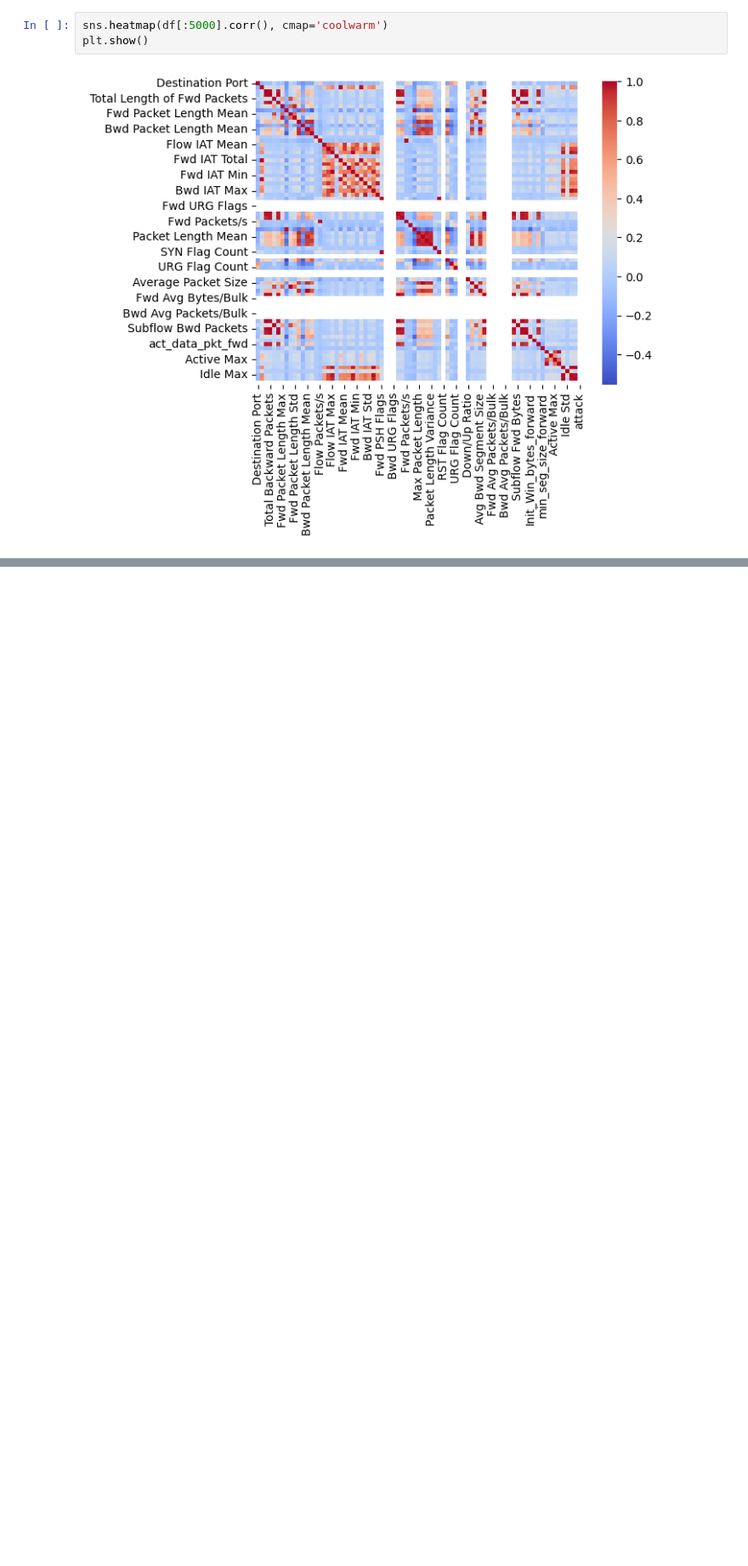
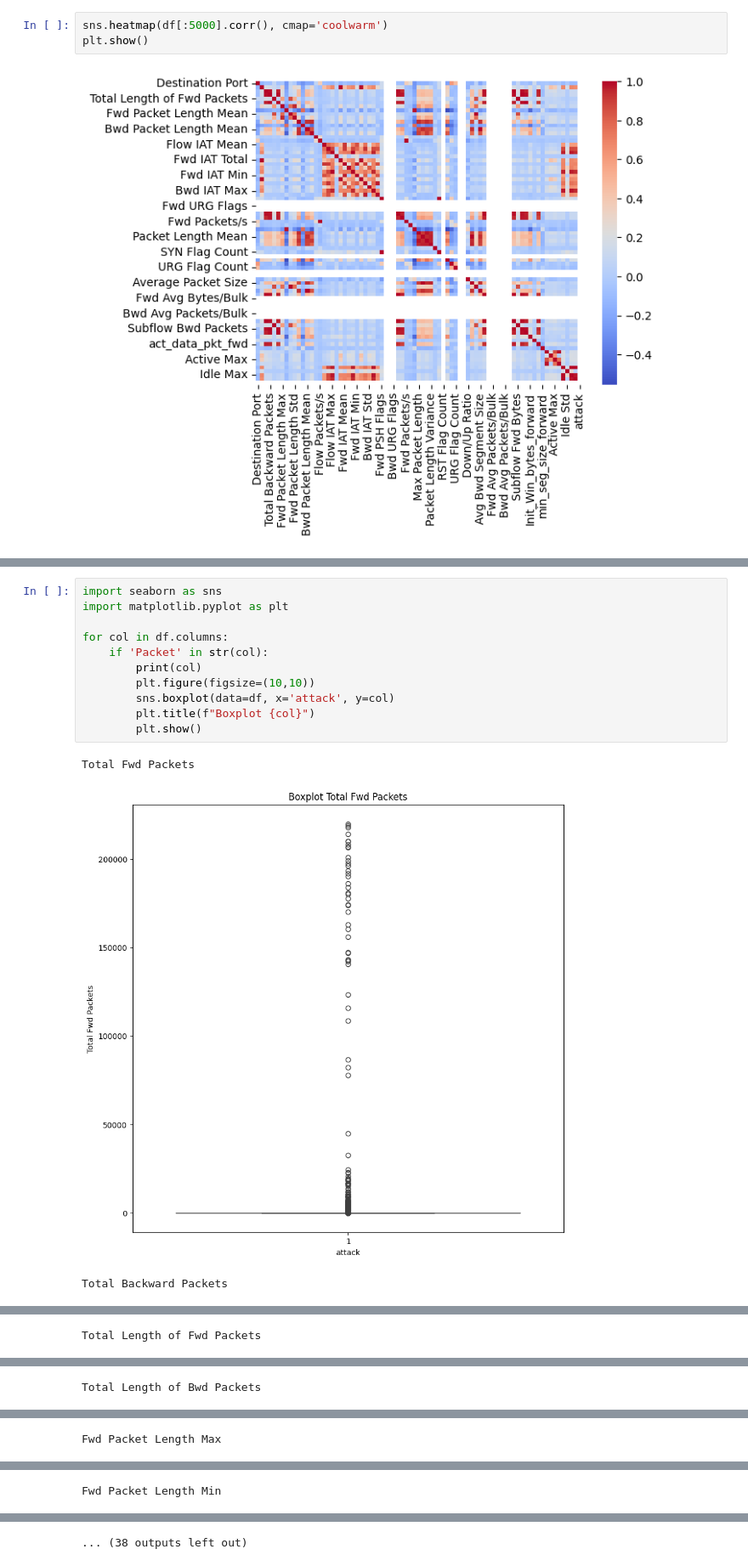
Before and after one commit to lidimant/Proyecto3, a Jupyter notebook: GoogleColab.ipynb, the cells around one changed output, grey strips where cells are left out. Shown at 85% size. Saved outputs shown, nothing was run; the diff lists cells and outputs as text; blank space fills up the shorter version.

```diff
--- a/GoogleColab.ipynb
+++ b/GoogleColab.ipynb
@@ -233,0 +240,15 @@ plt.show()
+# %%
+import seaborn as sns
+import matplotlib.pyplot as plt
+
+for col in df.columns:
+    if 'Packet' in str(col):
+        print(col)
+        plt.figure(figsize=(10,10))
+        sns.boxplot(data=df, x='attack', y=col)
+        plt.title(f"Boxplot {col}")
+        plt.show()
+# %% [output]
+Total Fwd Packets
+[figure, added]
+Total Backward Packets
@@ -233,0 +256 @@ plt.show()
+Total Length of Fwd Packets
@@ -233,0 +258 @@ plt.show()
+Total Length of Bwd Packets
@@ -233,0 +260 @@ plt.show()
+Fwd Packet Length Max
@@ -233,0 +262 @@ plt.show()
+Fwd Packet Length Min
@@ -233,0 +264 @@ plt.show()
+... (38 outputs left out)
```
Also changed, not shown: parts of 2 cells of this notebook.
